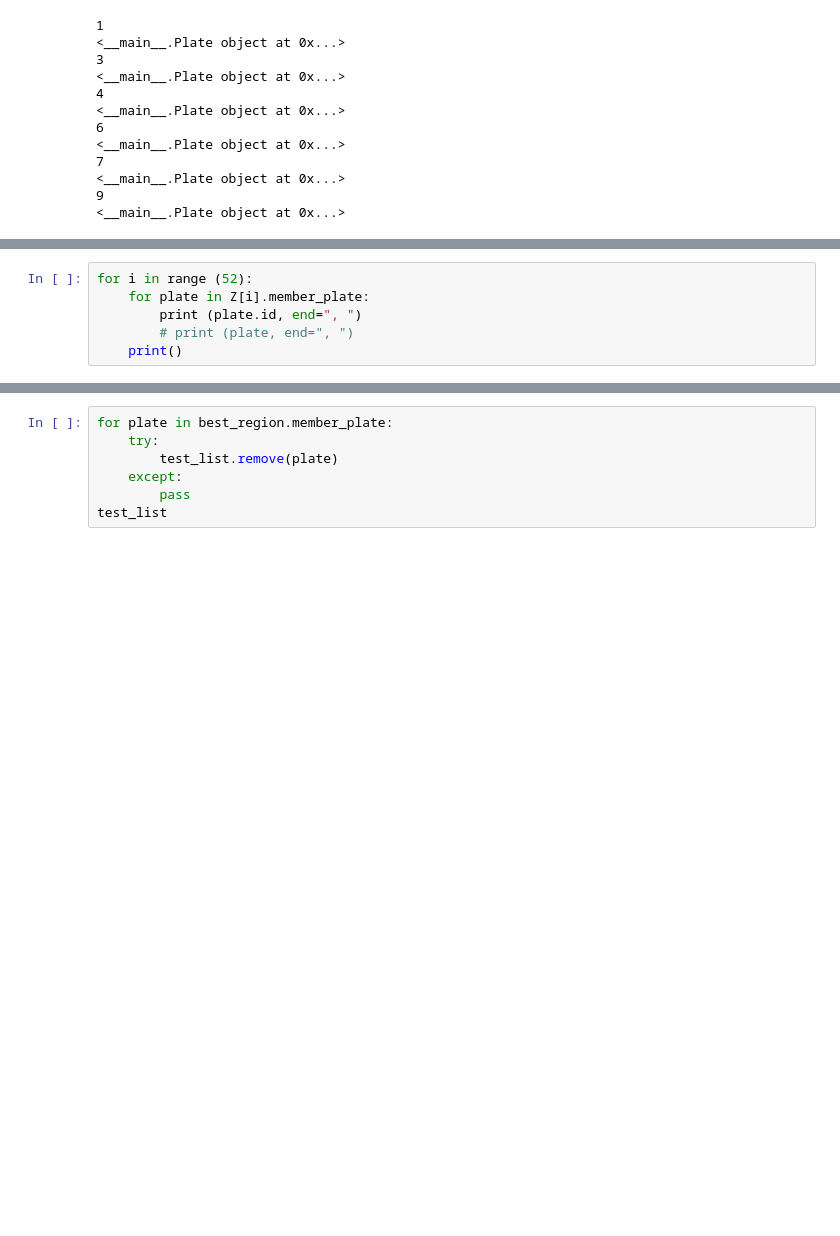
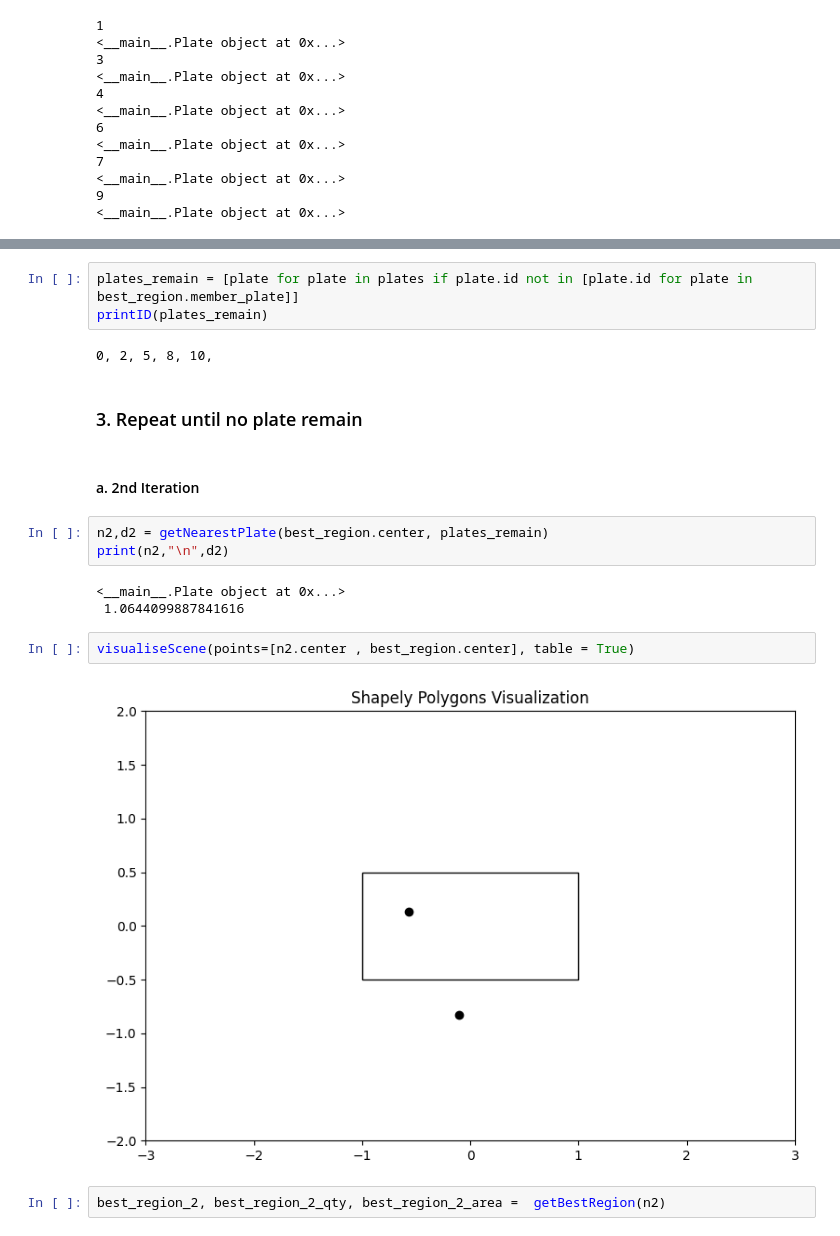
Before and after one commit to lohxinzhi/Waypoint_Optimizer, a Jupyter notebook: overlap_test.ipynb, the cells around one changed output, grey strips where cells are left out. Drawn from its saved outputs; the diff is of its cells as text; blank space fills up the shorter version.

```diff
--- a/overlap_test.ipynb
+++ b/overlap_test.ipynb
@@ -310,6 +318,0 @@ for plate in r.member_plate:
-# %%
-for i in range (52):
-    for plate in Z[i].member_plate:
-        print (plate.id, end=", ")
-        # print (plate, end=", ")
-    print()
@@ -319,7 +319,21 @@ test_list
-# %%
-for plate in best_region.member_plate:
-    try:
-        test_list.remove(plate)
-    except:
-        pass
-test_list
+# %%
+plates_remain = [plate for plate in plates if plate.id not in [plate.id for plate in best_region.member_plate]]
+printID(plates_remain)
+# %% [output]
+0, 2, 5, 8, 10,
+# %% [markdown]
+### 3. Repeat until no plate remain
+# %% [markdown]
+#### a. 2nd Iteration
+# %%
+n2,d2 = getNearestPlate(best_region.center, plates_remain)
+print(n2,"\n",d2)
+# %% [output]
+<__main__.Plate object at 0x...>
+ 1.0644099887841616
+# %%
+visualiseScene(points=[n2.center , best_region.center], table = True)
+# %% [output]
+[figure, added]
+# %%
+best_region_2, best_region_2_qty, best_region_2_area =  getBestRegion(n2)
```
Also changed, not shown: parts of 17 cells of this notebook, 4 other files.
